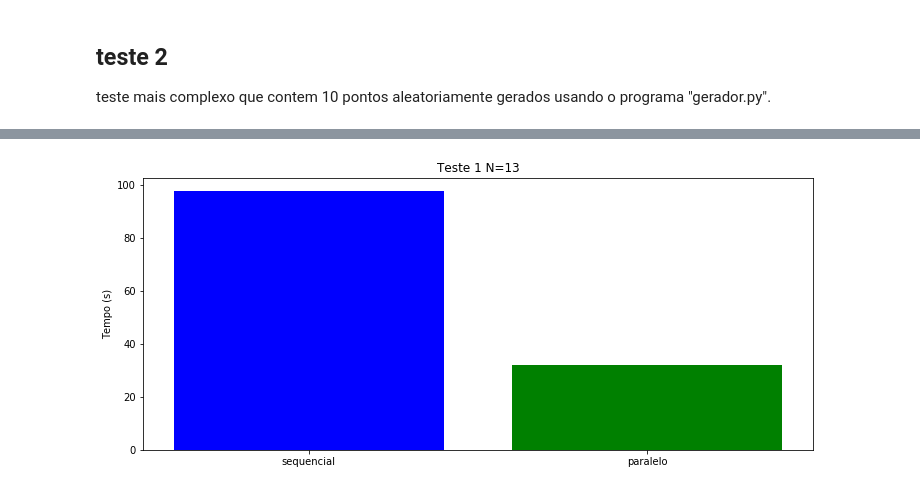
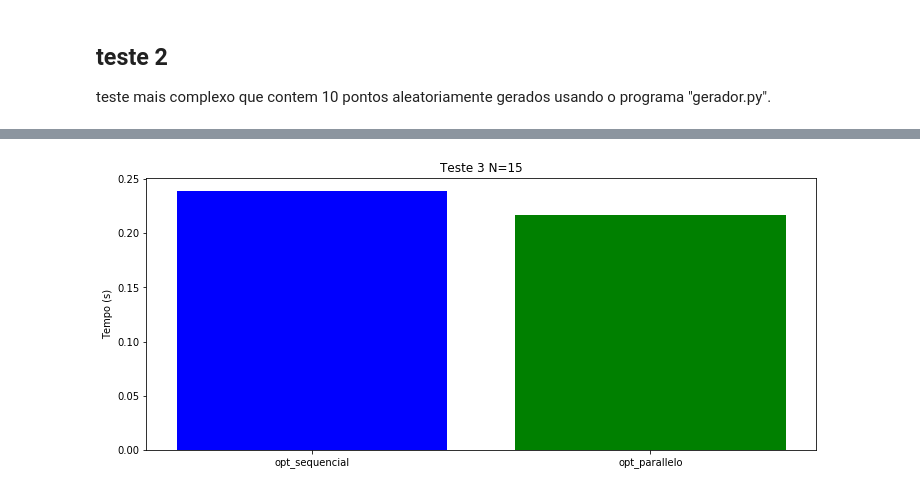
Before and after one commit to Formulos/supercomp2.0, a Jupyter notebook: projeto-04/relatorio.ipynb, the cells around one changed output, grey strips where cells are left out. Drawn from its saved outputs; the diff is of its cells as text; code cells hidden in the pictures.

```diff
--- a/projeto-04/relatorio.ipynb
+++ b/projeto-04/relatorio.ipynb
@@ -94,12 +74,15 @@ for i in range(2):
+# %%
+time_opt = [0.227255,0.258407,0.231399]
+time_opt_seq = [0.219567,0.21525,0.214865]
 # %%
 x = np.arange(2)
-mean_list = [np.mean(time_main),np.mean(time_para)]
+mean_list = [np.mean(time_opt),np.mean(time_opt_seq)]
 
 fig, ax = plt.subplots(figsize=(12,5))
 plt.bar(x, mean_list, color = ["blue", "green"])
-plt.xticks(x, ["sequencial","paralelo"])
+plt.xticks(x, ["opt_sequencial","opt_parallelo"])
 plt.ylabel("Tempo (s)")
-plt.title("Teste 1 N=13")
+plt.title("Teste 3 N=15")
 plt.show()
 # %% [output]
-[figure, old version]
+[figure, new version]
```
Also changed, not shown: parts of 29 cells of this notebook, 4 other files.
